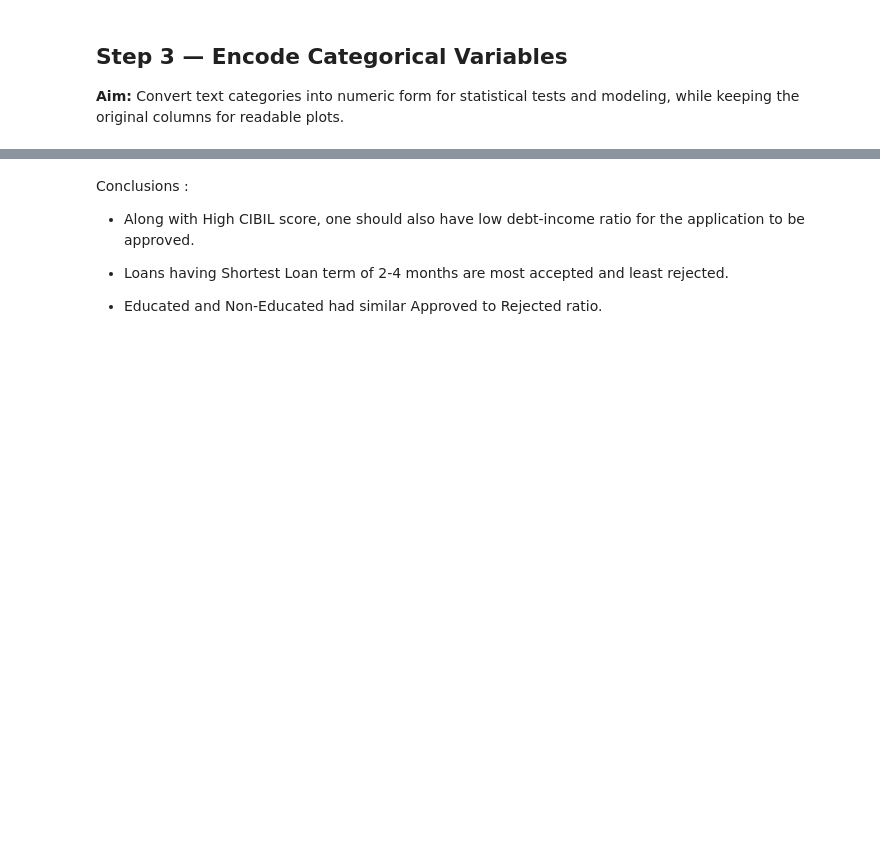
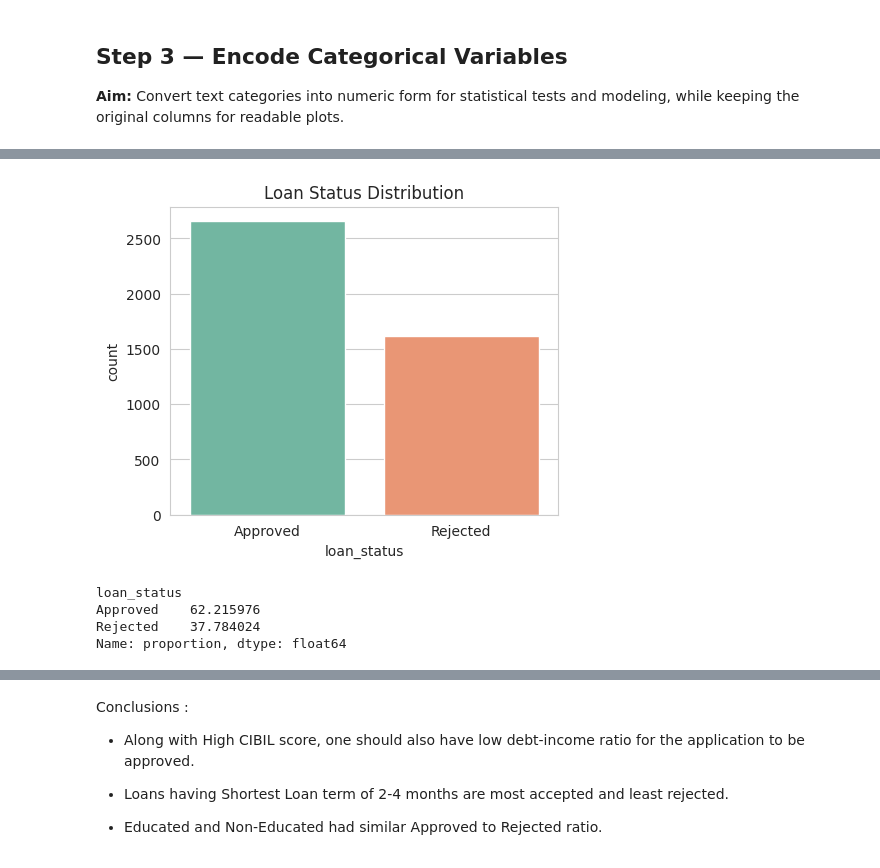
Before and after one commit to yuvraj-013/DA_Projects, a Jupyter notebook: loan_approval_analysis.ipynb, the cells around one changed output, grey strips where cells are left out. Drawn from its saved outputs; the diff is of its cells as text; code cells hidden in the pictures; blank space fills up the shorter version.

```diff
--- a/loan_approval_analysis.ipynb
+++ b/loan_approval_analysis.ipynb
@@ -348,21 +167,0 @@ Monthly Income : Annual Income / 12
-# %%
-import pandas as pd
-import numpy as np
-
-# Load your dataset
-# df = pd.read_csv("your_loan_data.csv")
-
-# 1. Define proxy annual interest rate (e.g., 12% for personal loans)
-annual_rate = 0.12
-monthly_rate = annual_rate / 12
-
-# 2. Derive Monthly Income
-df['monthly_income'] = df['income_annum'] / 12
-
-# 3. Calculate Estimated Monthly Debt (Assuming 'loan_term' is in years)
-# Formula: EMI = [P x r x (1+r)^n] / [(1+r)^n - 1]
-df['months_n'] = df['loan_term'] * 12
-df['est_monthly_debt'] = (df['loan_amount'] * monthly_rate * (1 + monthly_rate)**df['months_n']) / ((1 + monthly_rate)**df['months_n'] - 1)
-
-# 4. Calculate final Income-to-Debt (DTI) Ratio Percentage
-df['dti_ratio_pct'] = (df['est_monthly_debt'] / df['monthly_income']) * 100
@@ -383,4 +167,0 @@ Text(0.5, 1.0, 'loan term vs loan status')
-# %%
-import numpy as np
-df.drop(columns=['Status_code'], inplace=True)
-df['status_code'] = df['loan_status'].str.strip().map({'Approved': 1, 'Rejected': 0})
@@ -403,0 +168,10 @@ for bar in cp.containers:
+# %%
+# Kept original Columns for plotting, added encoded versions for stats/modeling
+
+# Converted the values to lower-case and mapped using Lambda function
+df["education_enc"] = np.where(df['education'].str.lower()=='graduate',1,0)
+df["self_employed_enc"] = df["self_employed"].map(lambda x: 1 if x.lower() == "yes" else 0)
+df["loan_status_enc"] = df["loan_status"].map(lambda x: 1 if x.lower() == "approved" else 0)
+
+# Sanity check: confirm no NaNs introduced by mapping (would mean unexpected category labels)
+print(df[["education_enc", "self_employed_enc", "loan_status_enc"]].isnull().sum())
@@ -403,0 +189,14 @@ for bar in cp.containers:
+# %%
+# Class balance of the target variable
+plt.figure(figsize=(5,4))
+sns.countplot(x="loan_status", data=df, hue="loan_status",palette="Set2")
+plt.title("Loan Status Distribution")
+plt.show()
+
+print(df["loan_status"].value_counts(normalize=True) * 100)
+# %% [output]
+[figure, added]
+loan_status
+Approved    62.215976
+Rejected    37.784024
+Name: proportion, dtype: float64
```
Also changed, not shown: parts of 50 cells of this notebook.
